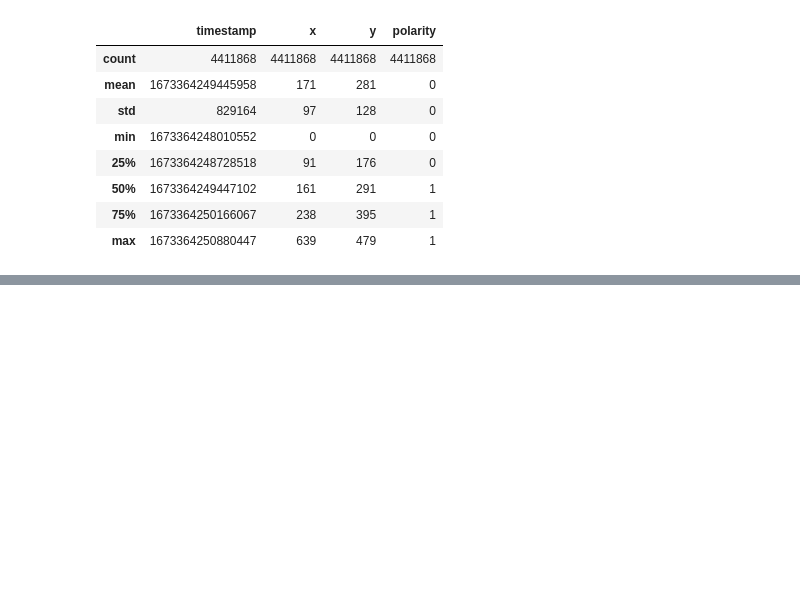
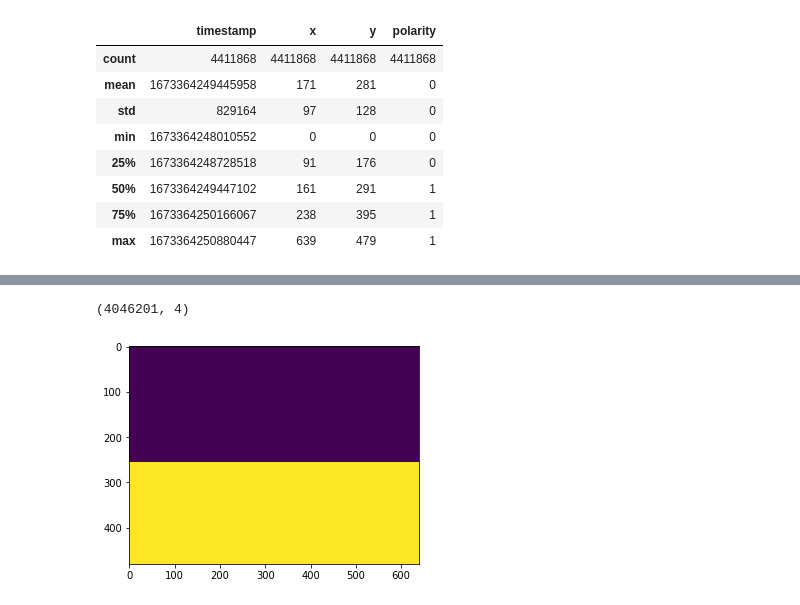
Before and after one commit to mannmoshe/image-processing, a Jupyter notebook: project/image_processing_project.ipynb, the cells around one changed output, grey strips where cells are left out. Cells and saved outputs as stored; diff of their text form; code cells hidden in the pictures; blank space fills up the shorter version.

```diff
--- a/project/image_processing_project.ipynb
+++ b/project/image_processing_project.ipynb
@@ -72,0 +91,14 @@ df.head()
+# %%
+good_dots.shape
+# %% [output]
+(4046201, 4)
+# %%
+import numpy as np
+data = np.zeros((480,640), dtype=np.uint8)
+data[256:,:] = 1
+# %%
+from matplotlib import pyplot as plt
+plt.imshow(data, interpolation='nearest')
+plt.show()
+# %% [output]
+[figure, added]
```
Also changed, not shown: parts of 8 cells of this notebook.
